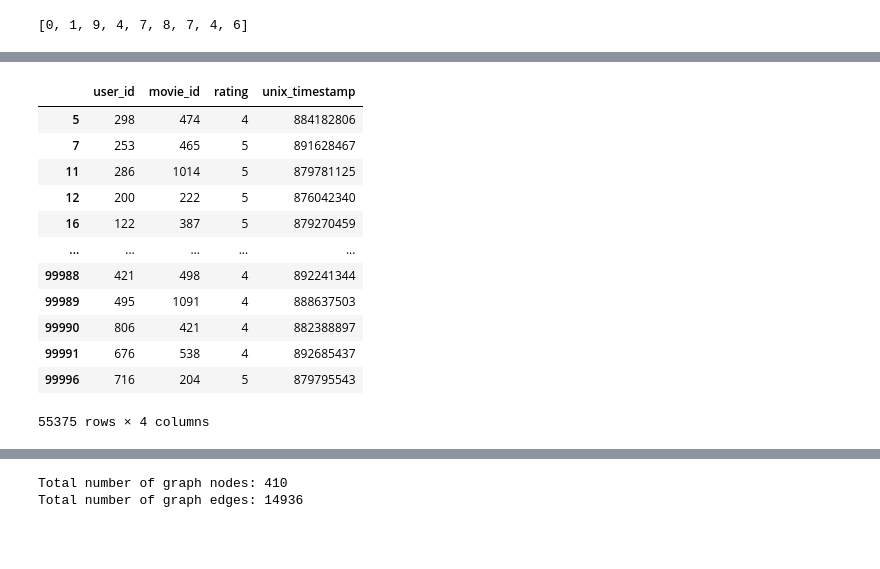
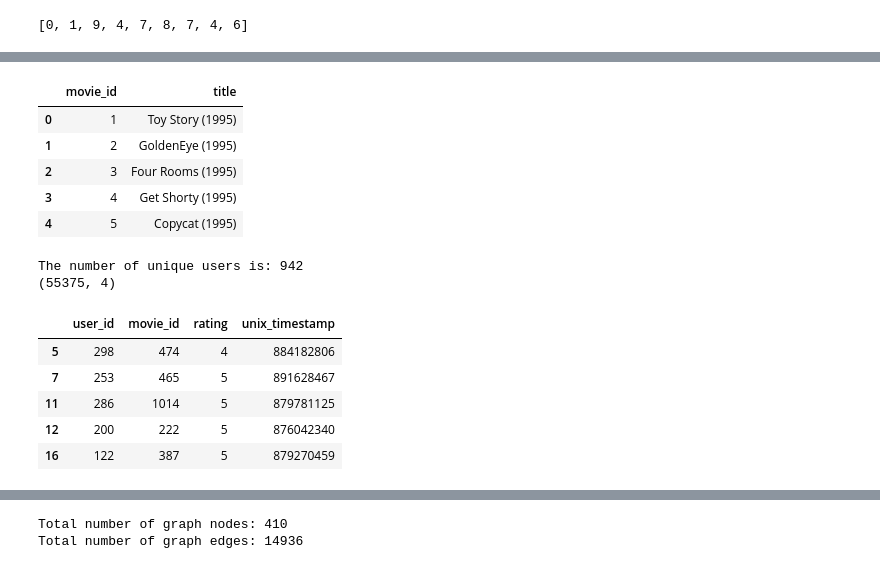
Before and after one commit to GTA-Lab/graph-neural-networks, a Jupyter notebook: notebooks/04-Node2Vec.ipynb, the cells around one changed output, grey strips where cells are left out. Drawn from its saved outputs; the diff is of its cells as text; code cells hidden in the pictures; blank space fills up the shorter version.

```diff
--- a/notebooks/04-Node2Vec.ipynb
+++ b/notebooks/04-Node2Vec.ipynb
@@ -189,6 +269,6 @@ with urlopen(url) as zurl:
 # %%
 import pandas as pd
 
-ratings = pd.read_csv('ml-100k/u.data', sep='\t', names=['user_id', 'movie_id', 'rating', 'unix_timestamp'])
-ratings
+ratings = pd.read_csv('var/ml-100k/u.data', sep='\t', names=['user_id', 'movie_id', 'rating', 'unix_timestamp'])
+ratings.shape
 # %% [output]
@@ -225,18 +296,25 @@ movies
+# %%
+movies.head()
+# %% [output]
+|  | movie_id | title |
+| 0 | 1 | Toy Story (1995) |
+| 1 | 2 | GoldenEye (1995) |
+| 2 | 3 | Four Rooms (1995) |
+| 3 | 4 | Get Shorty (1995) |
+| 4 | 5 | Copycat (1995) |
 # %%
 # Only consider ratings with the highest score
 ratings = ratings[ratings.rating >= 4]
-ratings
+num_unique_users = ratings['user_id'].nunique()
+print(f'The number of unique users is: {num_unique_users}')
+print(ratings.shape)
+ratings.head()
 # %% [output]
+The number of unique users is: 942
+(55375, 4)
 |  | user_id | movie_id | rating | unix_timestamp |
 | 5 | 298 | 474 | 4 | 884182806 |
 | 7 | 253 | 465 | 5 | 891628467 |
 | 11 | 286 | 1014 | 5 | 879781125 |
 | 12 | 200 | 222 | 5 | 876042340 |
 | 16 | 122 | 387 | 5 | 879270459 |
-| ... | ... | ... | ... | ... |
-| 99988 | 421 | 498 | 4 | 892241344 |
-| 99989 | 495 | 1091 | 4 | 888637503 |
-| 99990 | 806 | 421 | 4 | 882388897 |
-| 99991 | 676 | 538 | 4 | 892685437 |
-| 99996 | 716 | 204 | 5 | 879795543 |
-55375 rows × 4 columns
```
Also changed, not shown: parts of 15 cells of this notebook, 6 other files.
